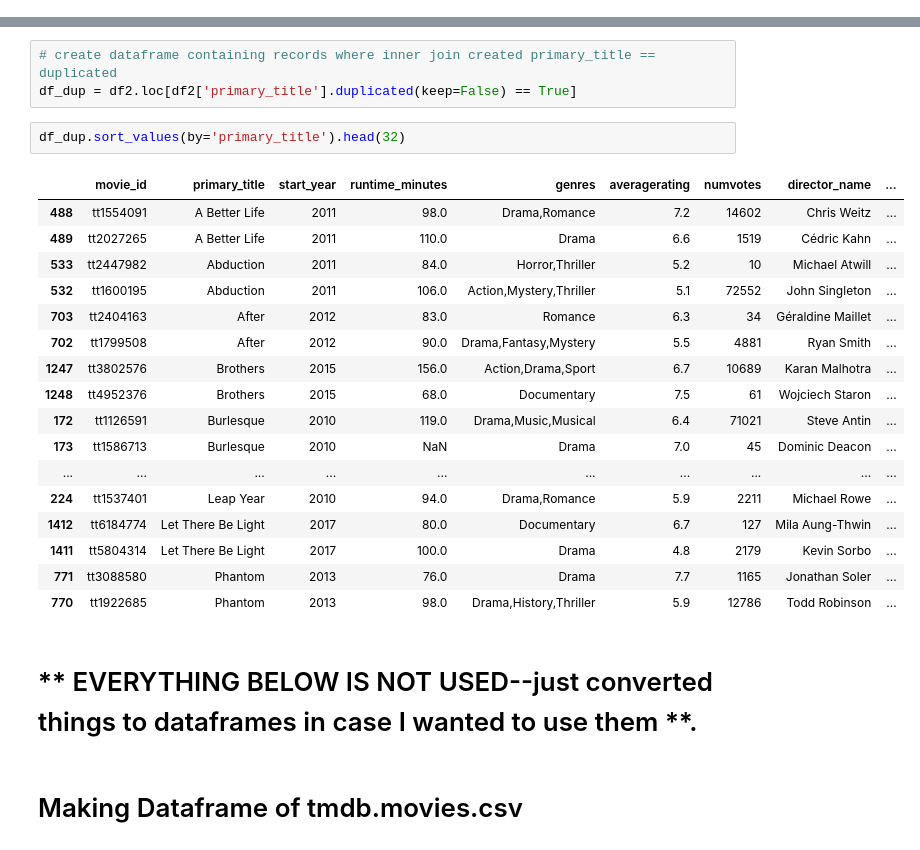
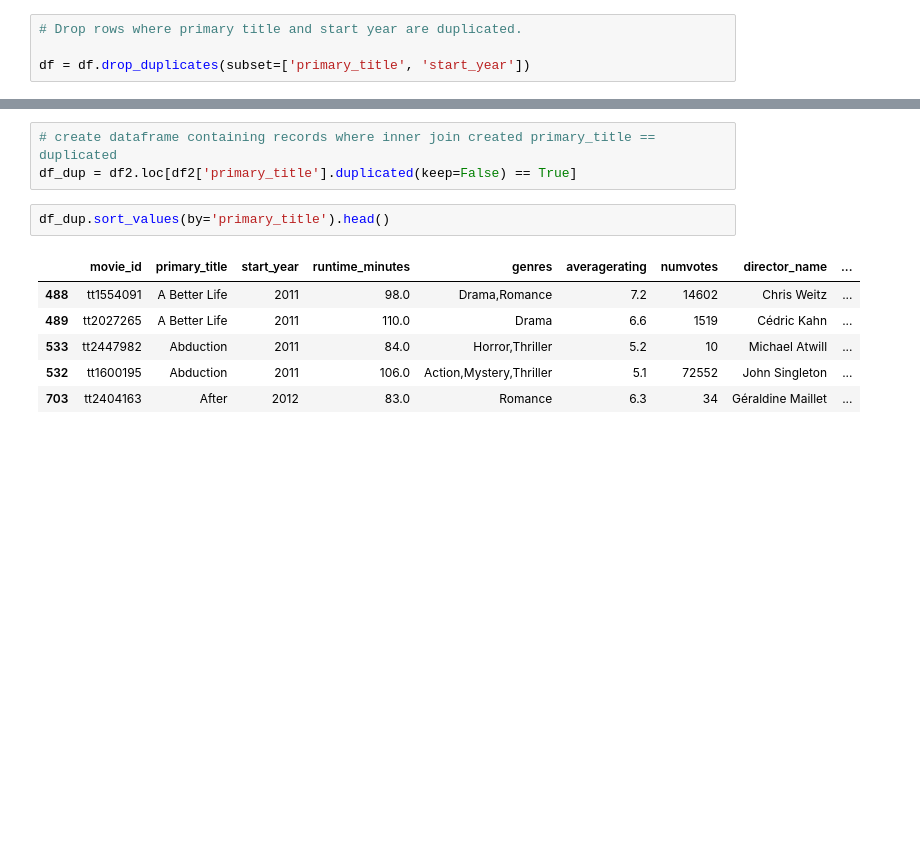
Before and after one commit to ThomasHChapman/p1_project, a Jupyter notebook: tom-working.ipynb, the cells around one changed output, grey strips where cells are left out. Drawn from its saved outputs; the diff is of its cells as text; blank space fills up the shorter version.

```diff
--- a/tom-working.ipynb
+++ b/tom-working.ipynb
@@ -228,0 +233,4 @@ df[df['primary_title'] == 'The Overnight']
+# %%
+# Drop rows where primary title and start year are duplicated.
+
+df = df.drop_duplicates(subset=['primary_title', 'start_year'])
@@ -272,26 +293,11 @@ df2.shape
 # create dataframe containing records where inner join created primary_title == duplicated
 df_dup = df2.loc[df2['primary_title'].duplicated(keep=False) == True]
 # %%
-df_dup.sort_values(by='primary_title').head(32)
+df_dup.sort_values(by='primary_title').head()
 # %% [output]
 |  | movie_id | primary_title | start_year | runtime_minutes | genres | averagerating | numvotes | director_name | ... |
 | 488 | tt1554091 | A Better Life | 2011 | 98.0 | Drama,Romance | 7.2 | 14602 | Chris Weitz | ... |
 | 489 | tt2027265 | A Better Life | 2011 | 110.0 | Drama | 6.6 | 1519 | Cédric Kahn | ... |
 | 533 | tt2447982 | Abduction | 2011 | 84.0 | Horror,Thriller | 5.2 | 10 | Michael Atwill | ... |
 | 532 | tt1600195 | Abduction | 2011 | 106.0 | Action,Mystery,Thriller | 5.1 | 72552 | John Singleton | ... |
 | 703 | tt2404163 | After | 2012 | 83.0 | Romance | 6.3 | 34 | Géraldine Maillet | ... |
-| 702 | tt1799508 | After | 2012 | 90.0 | Drama,Fantasy,Mystery | 5.5 | 4881 | Ryan Smith | ... |
-| 1247 | tt3802576 | Brothers | 2015 | 156.0 | Action,Drama,Sport | 6.7 | 10689 | Karan Malhotra | ... |
-| 1248 | tt4952376 | Brothers | 2015 | 68.0 | Documentary | 7.5 | 61 | Wojciech Staron | ... |
-| 172 | tt1126591 | Burlesque | 2010 | 119.0 | Drama,Music,Musical | 6.4 | 71021 | Steve Antin | ... |
-| 173 | tt1586713 | Burlesque | 2010 | NaN | Drama | 7.0 | 45 | Dominic Deacon | ... |
-| ... | ... | ... | ... | ... | ... | ... | ... | ... | ... |
-| 224 | tt1537401 | Leap Year | 2010 | 94.0 | Drama,Romance | 5.9 | 2211 | Michael Rowe | ... |
-| 1412 | tt6184774 | Let There Be Light | 2017 | 80.0 | Documentary | 6.7 | 127 | Mila Aung-Thwin | ... |
-| 1411 | tt5804314 | Let There Be Light | 2017 | 100.0 | Drama | 4.8 | 2179 | Kevin Sorbo | ... |
-| 771 | tt3088580 | Phantom | 2013 | 76.0 | Drama | 7.7 | 1165 | Jonathan Soler | ... |
-| 770 | tt1922685 | Phantom | 2013 | 98.0 | Drama,History,Thriller | 5.9 | 12786 | Todd Robinson | ... |
-# %% [markdown]
-# ** EVERYTHING BELOW IS NOT USED--just converted things to dataframes in case I wanted to use them **.
-# %% [markdown]
-# Making Dataframe of tmdb.movies.csv
```
Also changed, not shown: parts of 36 cells of this notebook.
